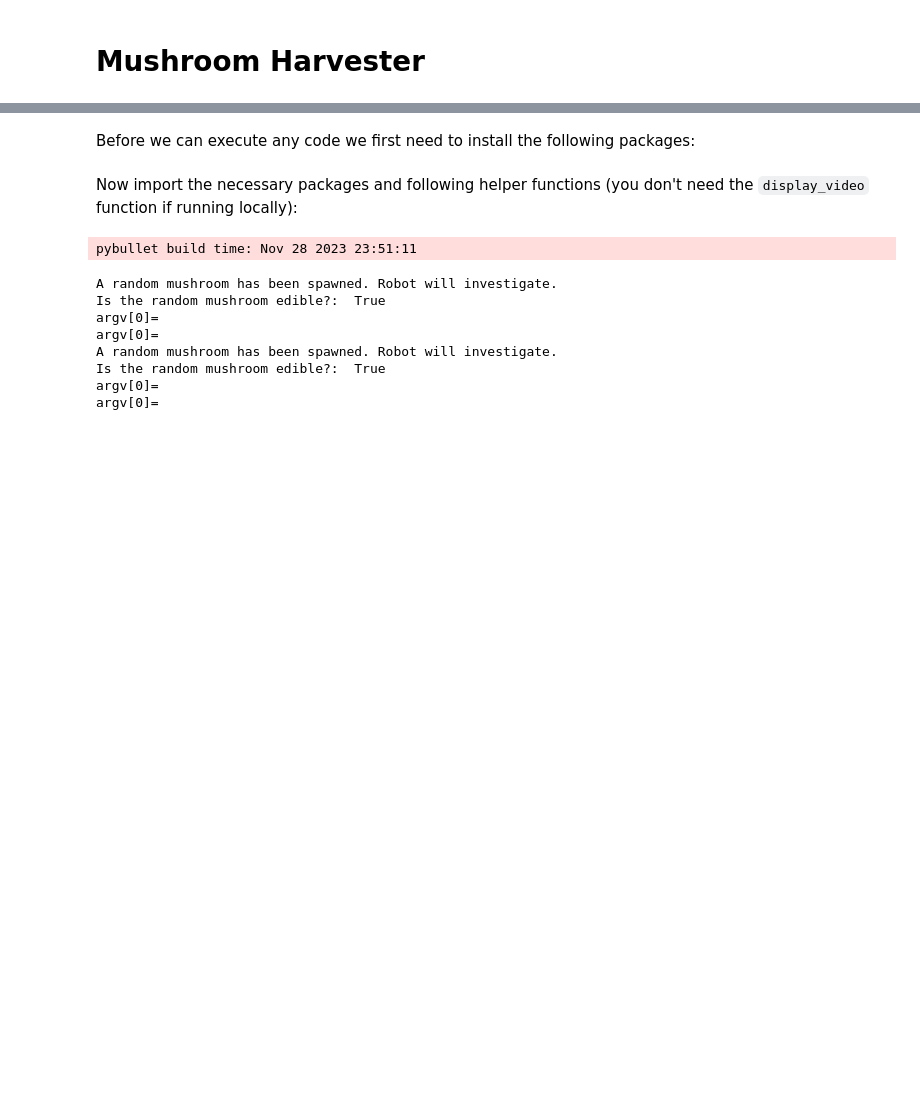
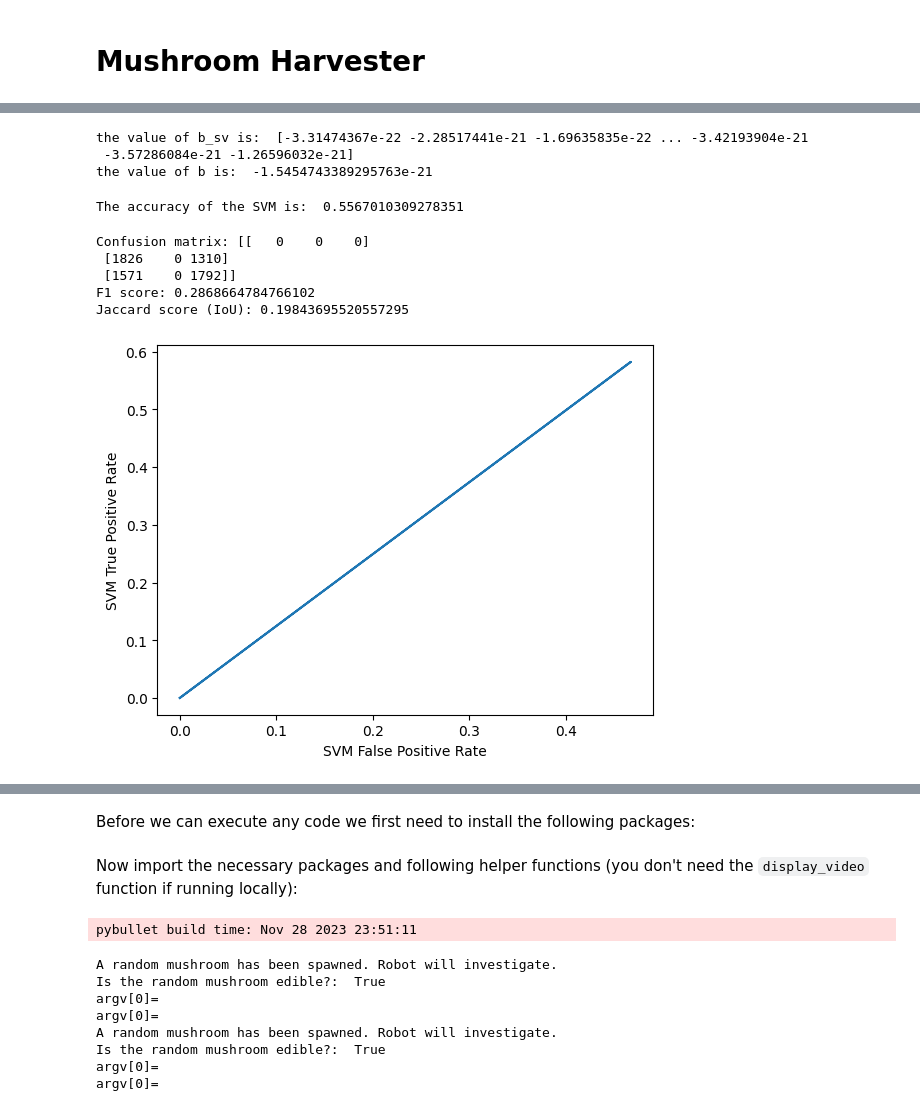
Before and after one commit to Yummi305/mushroomHarvest, a Jupyter notebook: harvester/MushroomProject_Group_7.ipynb, the cells around one changed output, grey strips where cells are left out. Drawn from its saved outputs; the diff is of its cells as text; code cells hidden in the pictures; blank space fills up the shorter version.

```diff
--- a/harvester/MushroomProject_Group_7.ipynb
+++ b/harvester/MushroomProject_Group_7.ipynb
@@ -2,0 +81,77 @@
+# %%
+###### The following code is from Tutorial 3 #####
+w = c @ xy  # Calculating Weights
+
+# Calculating the support vectors.
+sv = (c > l)
+n_support_vectors = len(sv)
+
+# Calculate b value for each support vector
+b_sv = x[sv] @ w - y[sv]
+
+# Average to achieve a single b value
+b = b_sv.mean()
+print("the value of b_sv is: ", b_sv)
+print("the value of b is: ", b)
+# %% [output]
+the value of b_sv is:  [-3.31474367e-22 -2.28517441e-21 -1.69635835e-22 ... -3.42193904e-21
+ -3.57286084e-21 -1.26596032e-21]
+the value of b is:  -1.5454743389295763e-21
+# %%
+def roc_curve(y_true, y_score):
+    """
+    Calculates the receiver operating characteristic (ROC) curve
+    :param y_true: True labels
+    :param y_score: Model score/probability for the positive class
+    thresholds (list): thresholds used for decision making
+    :return: False Positive Rate (FPR), True Positive Rate (TPR) as np.arrays
+    """
+    y_true = np.array(y_true)
+    y_score = np.array(y_score)
+    thresholds = np.unique(y_score)[::-1]  # reverse: from high threshold to low
+
+    fpr = [0]  # with a maximum threshold, there are no positive predictions
+    tpr = [0]
+    for threshold in thresholds:
+        y_pred = (y_score >= threshold)
+        [[tp, fn], [fp, tn]] = confusion_matrix(y_true, y_pred)
+        fpr.append(fp / (fp + tn))
+        tpr.append(tp / (tp + fn))
+
+    fpr = np.array(fpr)  # convert to numpy
+    tpr = np.array(tpr)
+    return fpr, tpr, thresholds
+# %%
+###### The following code is from Tutorial 3 #####
+pred = np.sign(x @ w - b)
+pred = pred.astype(int)
+
+tp = np.sum( (labels == 1) & (pred == 1) )  # true positive
+fp = np.sum( (labels != 1) & (pred == 1) )  # false positive
+fn = np.sum( (labels == 1) & (pred != 1) )  # false negative
+tn = np.sum( (labels != 1) & (pred != 1) )  # true negative
+
+accuracy = (tp + tn) / (tp + tn + fp + fn)
+print("The accuracy of the SVM is: ", accuracy)
+# %% [output]
+The accuracy of the SVM is:  0.5567010309278351
+# %%
+## For the Training Set ##
+print("Confusion matrix:", confusion_matrix(labels, pred))
+print("F1 score:", f1_score(labels, pred, average='weighted'))
+print("Jaccard score (IoU):", jaccard_score(labels, pred, average='weighted'))
+# %% [output]
+Confusion matrix: [[   0    0    0]
+ [1826    0 1310]
+ [1571    0 1792]]
+F1 score: 0.2868664784766102
+Jaccard score (IoU): 0.19843695520557295
+# %%
+svm_fpr, svm_tpr, svm_th = roc_curve(labels, pred)
+
+plt.plot(svm_fpr, svm_tpr)
+plt.xlabel('SVM False Positive Rate')
+plt.ylabel('SVM True Positive Rate')
+plt.show()
+# %% [output]
+[figure, added]
```
Also changed, not shown: parts of 9 cells of this notebook.
